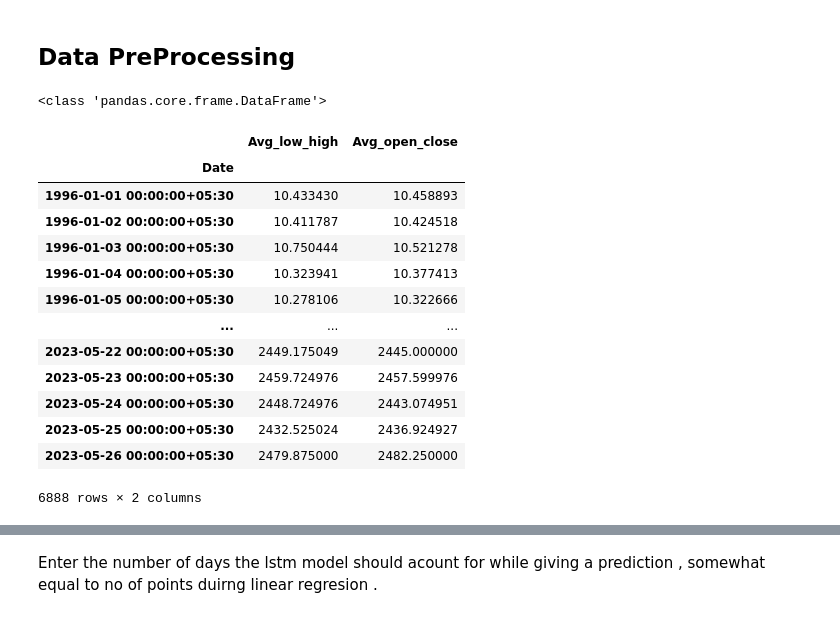
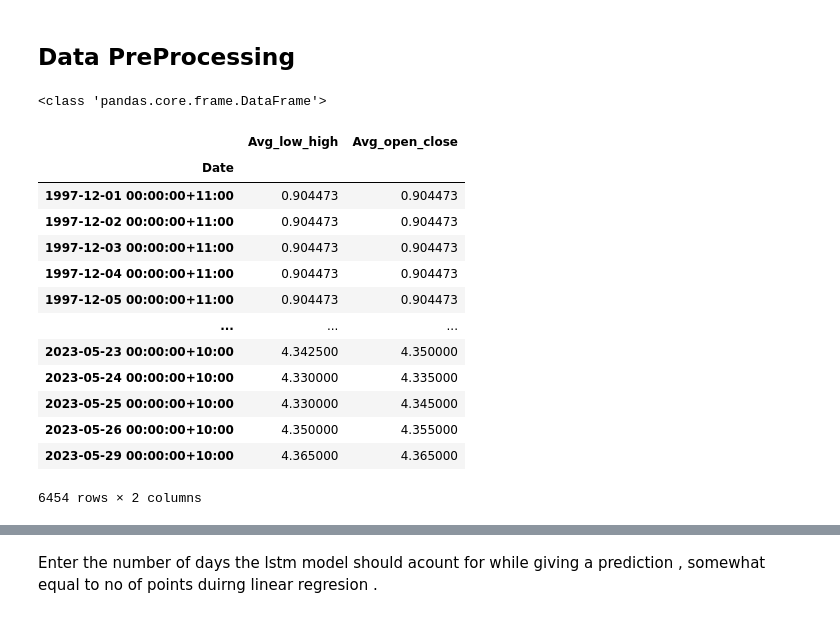
Before and after one commit to AniketM156/Visualising-and-Forecasting-Stocks-, a Jupyter notebook: FYP_itteration_1.ipynb, the cells around one changed output, grey strips where cells are left out. Cells and saved outputs as stored; diff of their text form; code cells hidden in the pictures.

```diff
--- a/FYP_itteration_1.ipynb
+++ b/FYP_itteration_1.ipynb
@@ -10,38 +10,42 @@ from keras.layers import LSTM
 from keras.layers import Dense
 from keras.layers import Flatten
 # %%
-# msft = yf.Ticker("MSFT")
-msft = yf.Ticker("RELIANCE.NS")
+# stock_ticker = yf.Ticker("msft")
+stock_ticker = yf.Ticker("TLS.AX")
+#stock_ticker = yf.Ticker("RELIANCE.NS")
 # %%
 #Processing data fro data set
-hist = msft.history(period="max")
-del hist['Dividends']
-del hist['Stock Splits']
-del hist['Volume']
+stock_data = stock_ticker.history(period="max")
 
-hist['Avg_low_high'] = (hist['Low'] + hist['High'])/2
-hist['Avg_open_close'] = ( hist['Open'] + hist['Close'] )/2
+stock_data['Avg_low_high'] = (stock_data['Low'] + stock_data['High'])/2
+stock_data['Avg_open_close'] = ( stock_data['Open'] + stock_data['Close'] )/2
 
-del hist['Open']
-del hist['High']
-del hist['Low']
-del hist['Close']
-print(type(hist))
-hist
+del stock_data['Dividends'] , stock_data['Stock Splits']
+del stock_data['Volume']
+del stock_data['Open']
+del stock_data['High']
+del stock_data['Low']
+del stock_data['Close']
+
+stock_data.to_csv()
+stock_data = stock_data.loc['1990-01-01': ].copy()
+print(type(stock_data))
+
+stock_data
 # %% [output]
 <class 'pandas.core.frame.DataFrame'>
 |  | Avg_low_high | Avg_open_close |
 | Date |  |  |
-| 1996-01-01 00:00:00+05:30 | 10.433430 | 10.458893 |
-| 1996-01-02 00:00:00+05:30 | 10.411787 | 10.424518 |
-| 1996-01-03 00:00:00+05:30 | 10.750444 | 10.521278 |
-| 1996-01-04 00:00:00+05:30 | 10.323941 | 10.377413 |
-| 1996-01-05 00:00:00+05:30 | 10.278106 | 10.322666 |
+| 1997-12-01 00:00:00+11:00 | 0.904473 | 0.904473 |
+| 1997-12-02 00:00:00+11:00 | 0.904473 | 0.904473 |
+| 1997-12-03 00:00:00+11:00 | 0.904473 | 0.904473 |
+| 1997-12-04 00:00:00+11:00 | 0.904473 | 0.904473 |
+| 1997-12-05 00:00:00+11:00 | 0.904473 | 0.904473 |
 | ... | ... | ... |
-| 2023-05-22 00:00:00+05:30 | 2449.175049 | 2445.000000 |
-| 2023-05-23 00:00:00+05:30 | 2459.724976 | 2457.599976 |
-| 2023-05-24 00:00:00+05:30 | 2448.724976 | 2443.074951 |
-| 2023-05-25 00:00:00+05:30 | 2432.525024 | 2436.924927 |
-| 2023-05-26 00:00:00+05:30 | 2479.875000 | 2482.250000 |
+| 2023-05-23 00:00:00+10:00 | 4.342500 | 4.350000 |
+| 2023-05-24 00:00:00+10:00 | 4.330000 | 4.335000 |
+| 2023-05-25 00:00:00+10:00 | 4.330000 | 4.345000 |
+| 2023-05-26 00:00:00+10:00 | 4.350000 | 4.355000 |
+| 2023-05-29 00:00:00+10:00 | 4.365000 | 4.365000 |
-6888 rows × 2 columns
+6454 rows × 2 columns
 # %%
```
Also changed, not shown: parts of 13 cells of this notebook, 1 other file.
